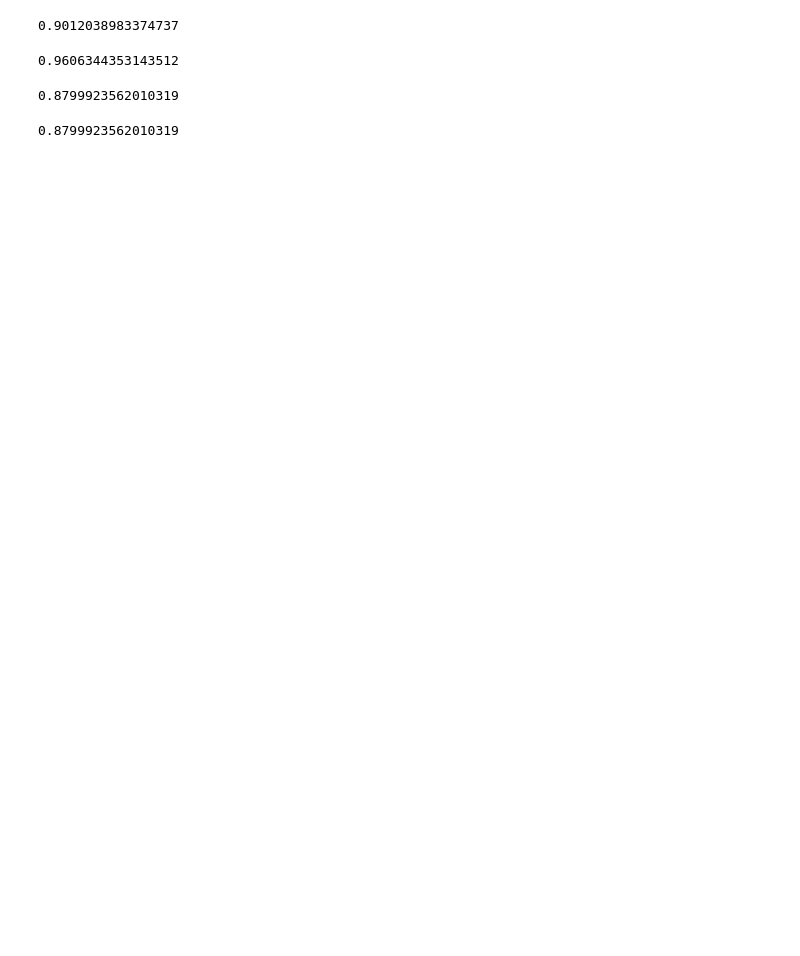
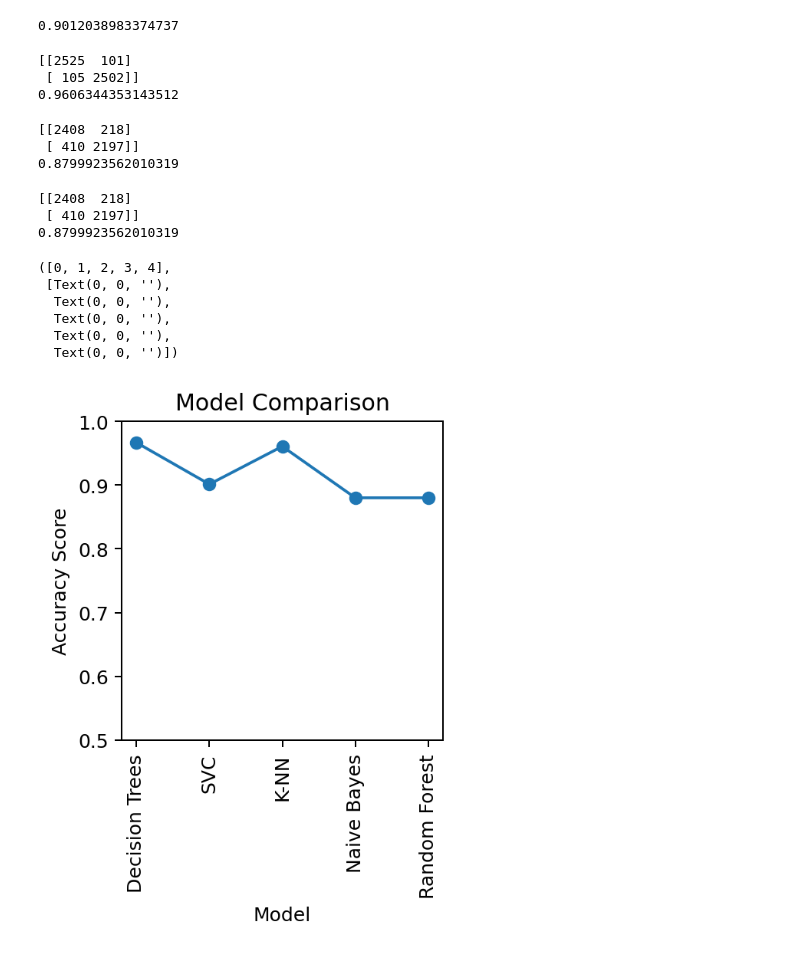
Before and after one commit to Henrique-O-S/Acoustic_Fire_Extinguisher_Success_Predictor, a Jupyter notebook: Acoustic_Extinguisher_Fire_Dataset/notebook.ipynb, the cells around one changed output. Cells and saved outputs as stored; diff of their text form; code cells hidden in the pictures; blank space fills up the shorter version.

Commit message:
Added model comparisons

```diff
--- a/Acoustic_Extinguisher_Fire_Dataset/notebook.ipynb
+++ b/Acoustic_Extinguisher_Fire_Dataset/notebook.ipynb
@@ -337,5 +338,6 @@ array([[2396,  230],
 # %%
-print(accuracy_score(y_test,y_pred))
+svc_accuracy = accuracy_score(y_test,y_pred)
+print(svc_accuracy)
 # %% [output]
 0.9012038983374737
 # %%
@@ -345,10 +347,13 @@ knn = KNeighborsClassifier()
 knn.fit(X_train,y_train)
 y_pred = knn.predict(X_test)
 
-confusion_matrix(y_test,y_pred)
+print(confusion_matrix(y_test,y_pred))
 
-accuracy_score(y_test,y_pred)
+k_nn_accuracy = accuracy_score(y_test,y_pred)
+print(k_nn_accuracy)
 # %% [output]
+[[2525  101]
+ [ 105 2502]]
 0.9606344353143512
 # %%
 #NAIVE BAYES
@@ -356,9 +361,14 @@ from sklearn.naive_bayes import GaussianNB
 gnb = GaussianNB()
 gnb.fit(X_train,y_train)
 y_pred = gnb.predict(X_test)
-confusion_matrix(y_test,y_pred)
-accuracy_score(y_test,y_pred)
+
+print(confusion_matrix(y_test,y_pred))
+
+naive_bayes_accuracy = accuracy_score(y_test,y_pred)
+print(naive_bayes_accuracy)
 # %% [output]
+[[2408  218]
+ [ 410 2197]]
 0.8799923562010319
 # %%
 #Random Forest
@@ -369,8 +379,30 @@ classifier2.fit(X_train,y_train)
 
 y_pred.shape
 
-confusion_matrix(y_test,y_pred)
+print(confusion_matrix(y_test,y_pred))
 
-print(accuracy_score(y_test,y_pred))
+random_forest_accuracy = accuracy_score(y_test,y_pred)
+print(random_forest_accuracy)
 # %% [output]
+[[2408  218]
+ [ 410 2197]]
 0.8799923562010319
+# %%
+models = ['Decision Trees','SVC','K-NN','Naive Bayes','Random Forest']
+score = [decision_trees_accuracy,svc_accuracy,k_nn_accuracy,naive_bayes_accuracy,random_forest_accuracy]
+
+plt.figure(figsize=(3,3),dpi=180)
+plt.plot(models,score,marker='o')
+plt.ylim(0.5,1)
+plt.xlabel('Model')
+plt.ylabel('Accuracy Score')
+plt.title('Model Comparison')
+plt.xticks(rotation=90)
+# %% [output]
+([0, 1, 2, 3, 4],
+ [Text(0, 0, ''),
+  Text(0, 0, ''),
+  Text(0, 0, ''),
+  Text(0, 0, ''),
+  Text(0, 0, '')])
+[figure, added]
```
Also changed, not shown: parts of 29 cells of this notebook.
